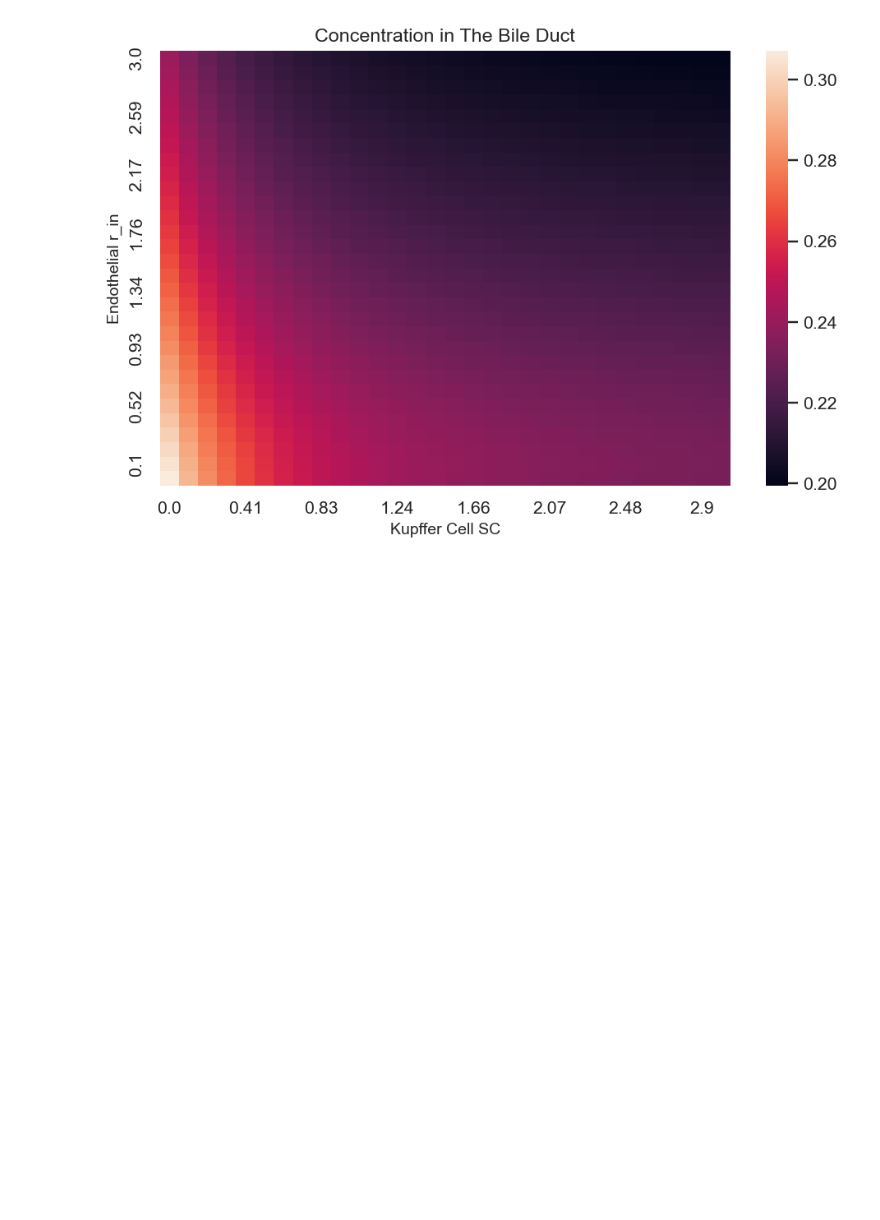
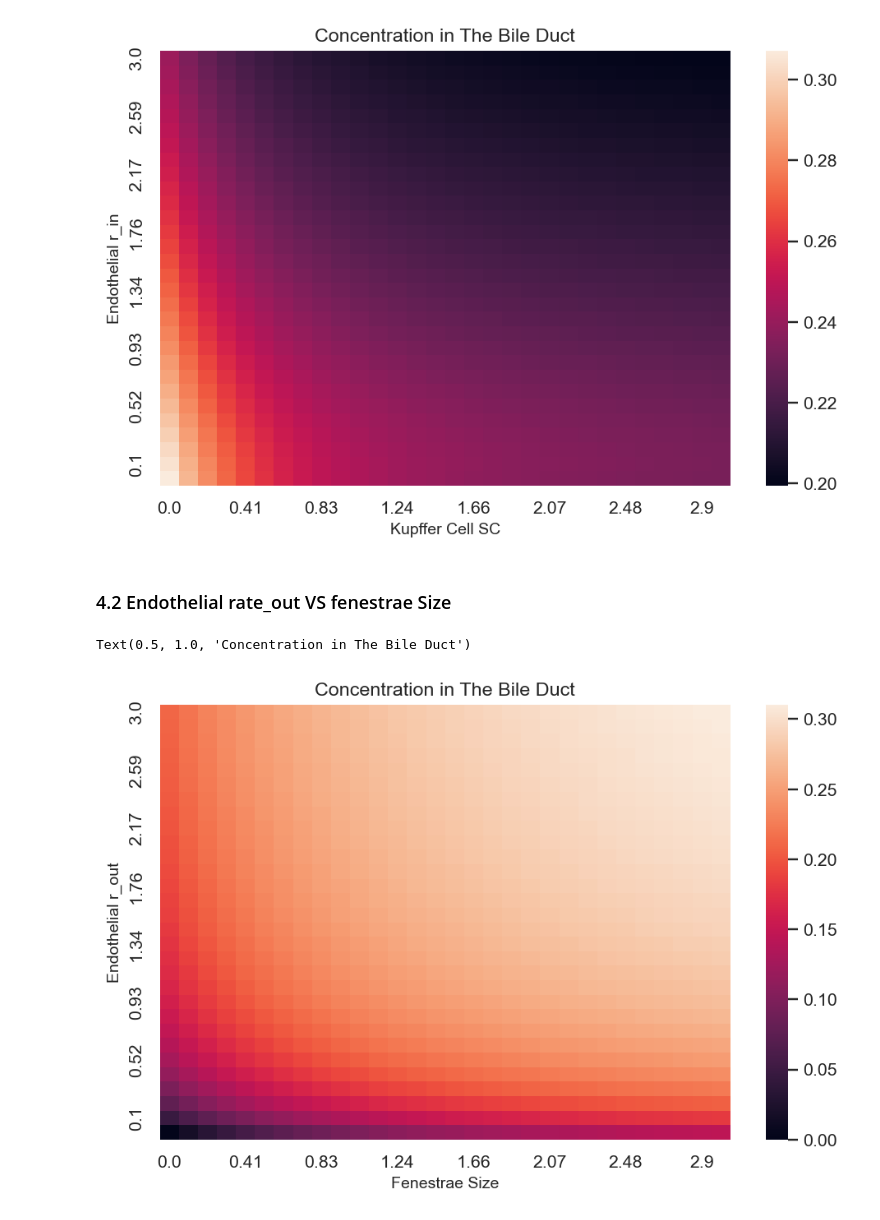
Before and after one commit to lich2000117/NanoParticles-Modelling, a Jupyter notebook: Code/Final_Model.ipynb, the cells around one changed output. Drawn from its saved outputs; the diff is of its cells as text; code cells hidden in the pictures; blank space fills up the shorter version.

```diff
--- a/Code/Final_Model.ipynb
+++ b/Code/Final_Model.ipynb
@@ -957,3 +986,5 @@ ax.set_title('Concentration in The Bile Duct')
 # %% [output]
 Text(0.5, 1.0, 'Concentration in The Bile Duct')
 [figure]
+# %% [markdown]
+### 4.2 Endothelial rate_out VS fenestrae Size
@@ -959,0 +1042,45 @@ Text(0.5, 1.0, 'Concentration in The Bile Duct')
+# %%
+
+data_range = [0,2]
+num_data = 30
+
+"""A code that takes an ode model and its single attribute,
+try every value for that attribute in a range,
+    return a list of concentration for further compare use."""
+new_particle_data = copy.deepcopy(particle_data)
+new_fluid_data = copy.deepcopy(fluid_data)
+new_cell_data = copy.deepcopy(cell_data)
+Endothelial_in_list = []
+
+## Change of Endothelial Rate, iterate each row
+result_matrix=[]
+for i in np.linspace(data_range[0], data_range[1], num_data):
+    new_row=[]
+    new_cell_data["Endothelial"]["rate_out"] = i
+    for i in np.linspace(data_range[0], data_range[1], num_data):
+        ## Change of Kupffer Cell Size, iterate each column of a row
+        new_cell_data["Endothelial"]["fenestrae_size"] = i
+        new_ode = Init_Solve_ODE_Equilibrium(new_particle_data, new_fluid_data, new_cell_data)
+        new_ode.solve()
+        new_row.append(new_ode.get_concentration(new_ode.BileDuct))   ## save it to list
+    if len(result_matrix) > 0:
+        result_matrix = np.vstack([result_matrix, new_row])
+    else:
+        result_matrix = new_row
+# %%
+## Convert Data to DataFrome object
+import pandas as pd
+data = pd.DataFrame(result_matrix)
+data.columns = np.linspace(data_range[0], data_range[1], num_data).round(2)
+data.index = np.linspace(data_range[0], data_range[1], num_data).round(2)
+data = data.iloc[::-1]
+
+## Plot
+plt.figure(figsize=(8, 5))
+ax = sns.heatmap(data,  xticklabels = 4, yticklabels = 4)
+ax.set_xlabel('Fenestrae Size', fontsize=10)
+ax.set_ylabel('Endothelial r_out', fontsize=10)
+ax.set_title('Concentration in The Bile Duct')
+# %% [output]
+Text(0.5, 1.0, 'Concentration in The Bile Duct')
+[figure, added]
```
Also changed, not shown: parts of 21 cells of this notebook, 3 other files.
